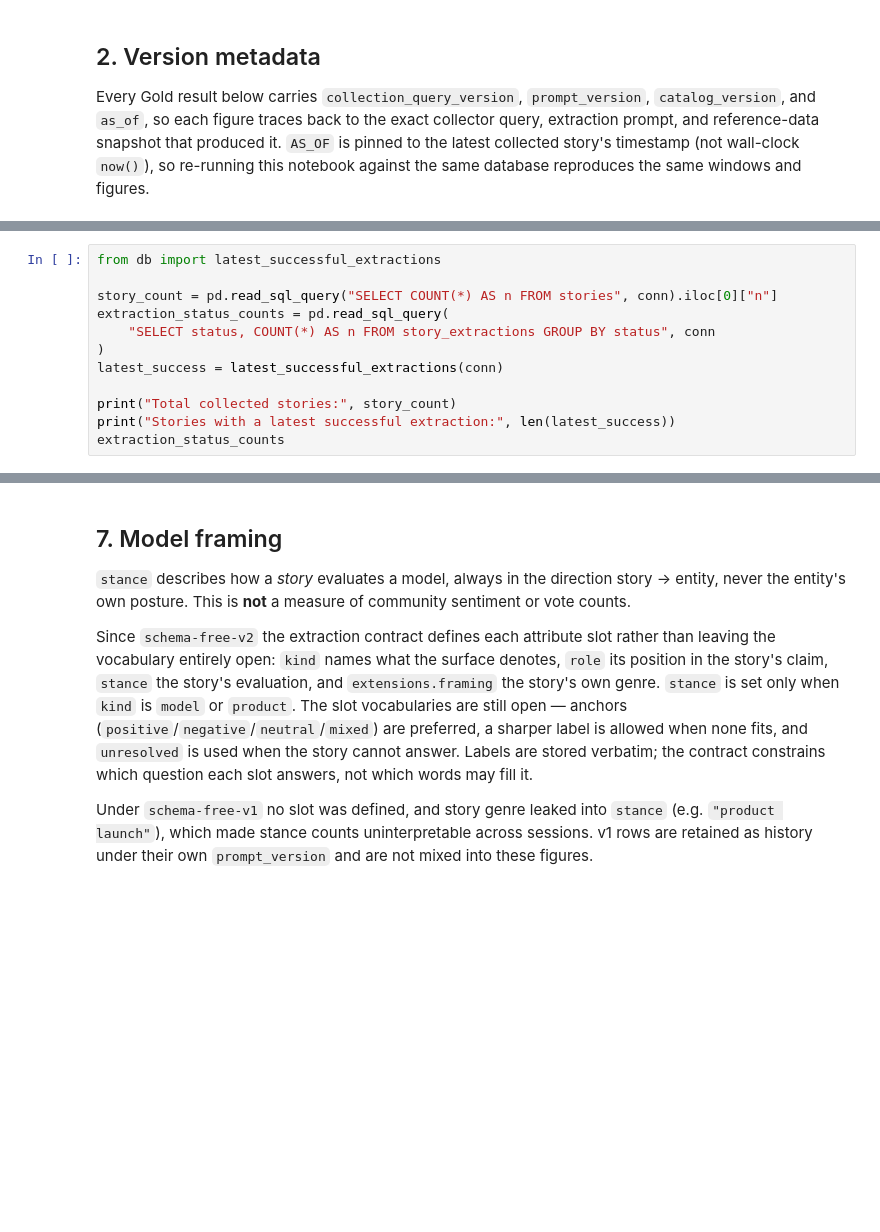
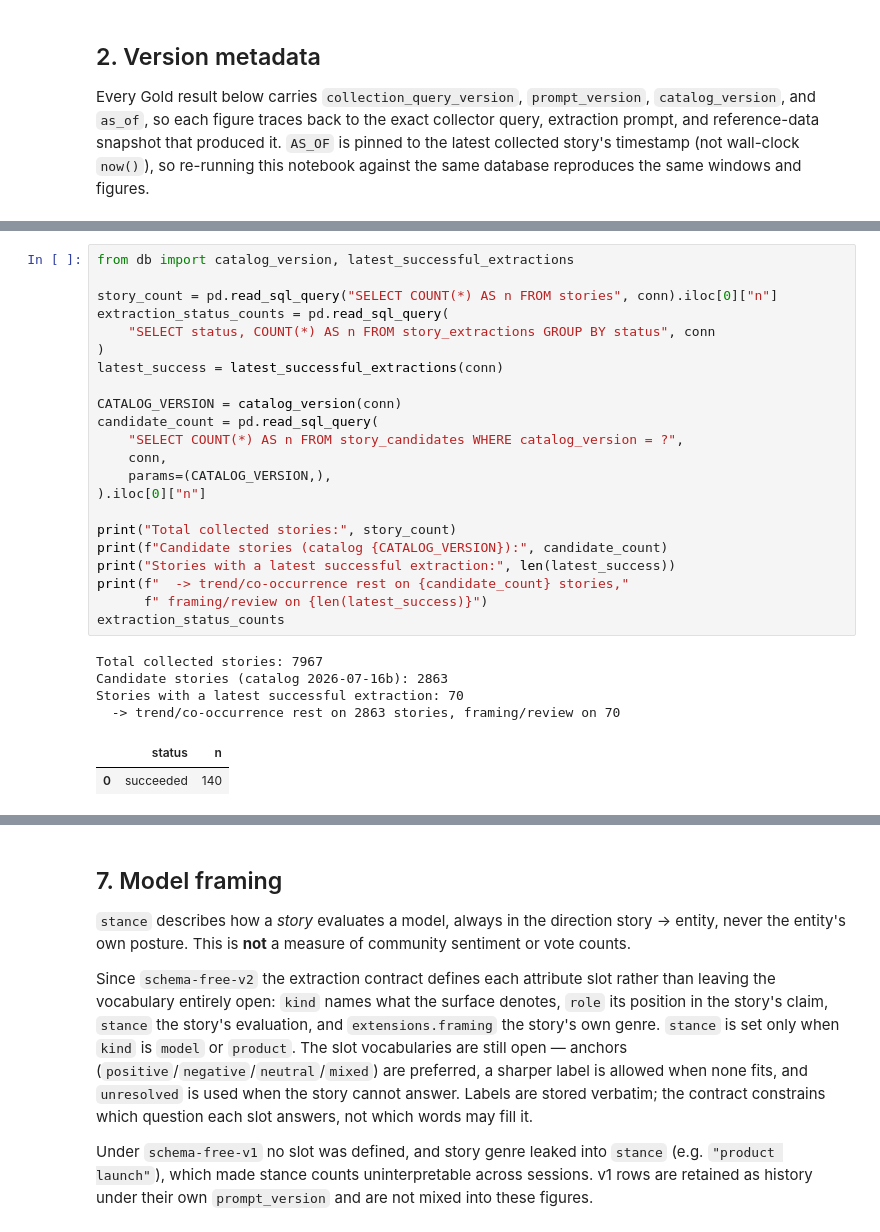
Before and after one commit to duckchud/ai_pulse, a Jupyter notebook: analysis.ipynb, the cells around one changed output, grey strips where cells are left out. Cells and saved outputs as stored; diff of their text form; blank space fills up the shorter version.

```diff
--- a/analysis.ipynb
+++ b/analysis.ipynb
@@ -45,13 +61,30 @@ Story and extraction counts, independent of model resolution -- this frames how
 # %%
-from db import latest_successful_extractions
+from db import catalog_version, latest_successful_extractions
 
 story_count = pd.read_sql_query("SELECT COUNT(*) AS n FROM stories", conn).iloc[0]["n"]
 extraction_status_counts = pd.read_sql_query(
     "SELECT status, COUNT(*) AS n FROM story_extractions GROUP BY status", conn
 )
 latest_success = latest_successful_extractions(conn)
 
+CATALOG_VERSION = catalog_version(conn)
+candidate_count = pd.read_sql_query(
+    "SELECT COUNT(*) AS n FROM story_candidates WHERE catalog_version = ?",
+    conn,
+    params=(CATALOG_VERSION,),
+).iloc[0]["n"]
+
 print("Total collected stories:", story_count)
+print(f"Candidate stories (catalog {CATALOG_VERSION}):", candidate_count)
 print("Stories with a latest successful extraction:", len(latest_success))
+print(f"  -> trend/co-occurrence rest on {candidate_count} stories,"
+      f" framing/review on {len(latest_success)}")
 extraction_status_counts
+# %% [output]
+Total collected stories: 7967
+Candidate stories (catalog 2026-07-16b): 2863
+Stories with a latest successful extraction: 70
+  -> trend/co-occurrence rest on 2863 stories, framing/review on 70
+|  | status | n |
+| 0 | succeeded | 140 |
 # %% [markdown]
```
Also changed, not shown: parts of 18 cells of this notebook.
